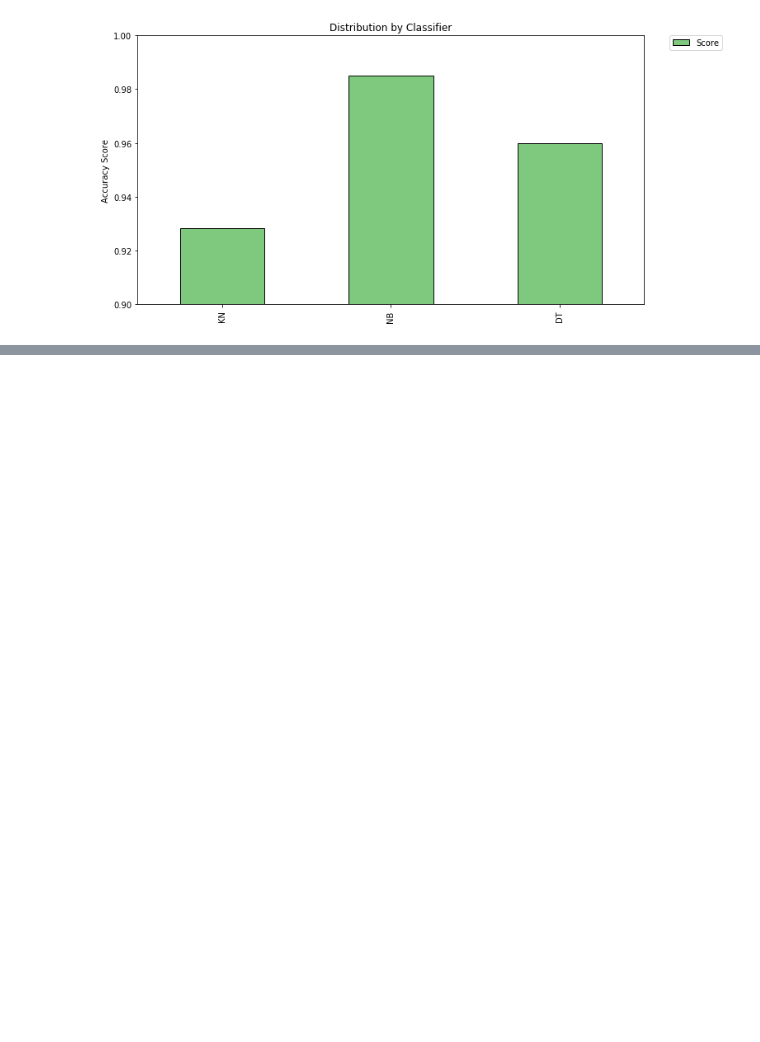
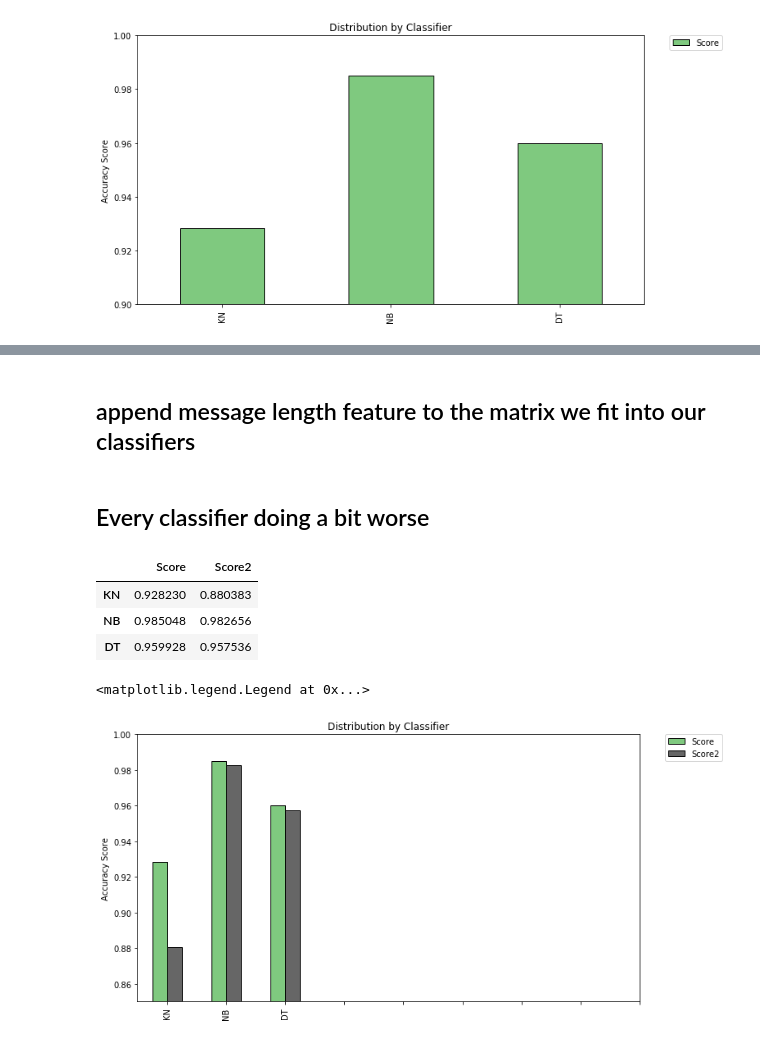
Before and after one commit to rachitrawat/SpamShield, a Jupyter notebook: main.ipynb, the cells around one changed output, grey strips where cells are left out. Drawn from its saved outputs; the diff is of its cells as text; code cells hidden in the pictures; blank space fills up the shorter version.

Commit message:
test feature: msg length

```diff
--- a/main.ipynb
+++ b/main.ipynb
@@ -194,0 +197,33 @@ plt.legend(bbox_to_anchor=(1.05, 1), loc=2, borderaxespad=0.)
+# %% [markdown]
+## append message length feature to the matrix we fit into our classifiers
+# %%
+lf = sms['length'].as_matrix()
+newfeat = np.hstack((features.todense(),lf[:, None]))
+# %%
+features_train, features_test, labels_train, labels_test = train_test_split(newfeat, sms['class'], test_size=0.3, random_state=111)
+# %%
+pred_scores = []
+for k,v in clfs.items():
+    train_classifier(v, features_train, labels_train)
+    pred = predict_labels(v,features_test)
+    pred_scores.append((k, [accuracy_score(labels_test,pred)]))
+# %% [markdown]
+## Every classifier doing a bit worse
+# %%
+df2 = pd.DataFrame.from_items(pred_scores,orient='index', columns=['Score2'])
+df = pd.concat([df,df2],axis=1)
+df
+# %% [output]
+|  | Score | Score2 |
+| KN | 0.928230 | 0.880383 |
+| NB | 0.985048 | 0.982656 |
+| DT | 0.959928 | 0.957536 |
+# %%
+df.plot(kind='bar', ylim=(0.85,1.0), figsize=(11,6), align='center', colormap="Accent")
+plt.xticks(np.arange(9), df.index)
+plt.ylabel('Accuracy Score')
+plt.title('Distribution by Classifier')
+plt.legend(bbox_to_anchor=(1.05, 1), loc=2, borderaxespad=0.)
+# %% [output]
+<matplotlib.legend.Legend at 0x...>
+[figure, added]
```
Also changed, not shown: parts of 10 cells of this notebook.
